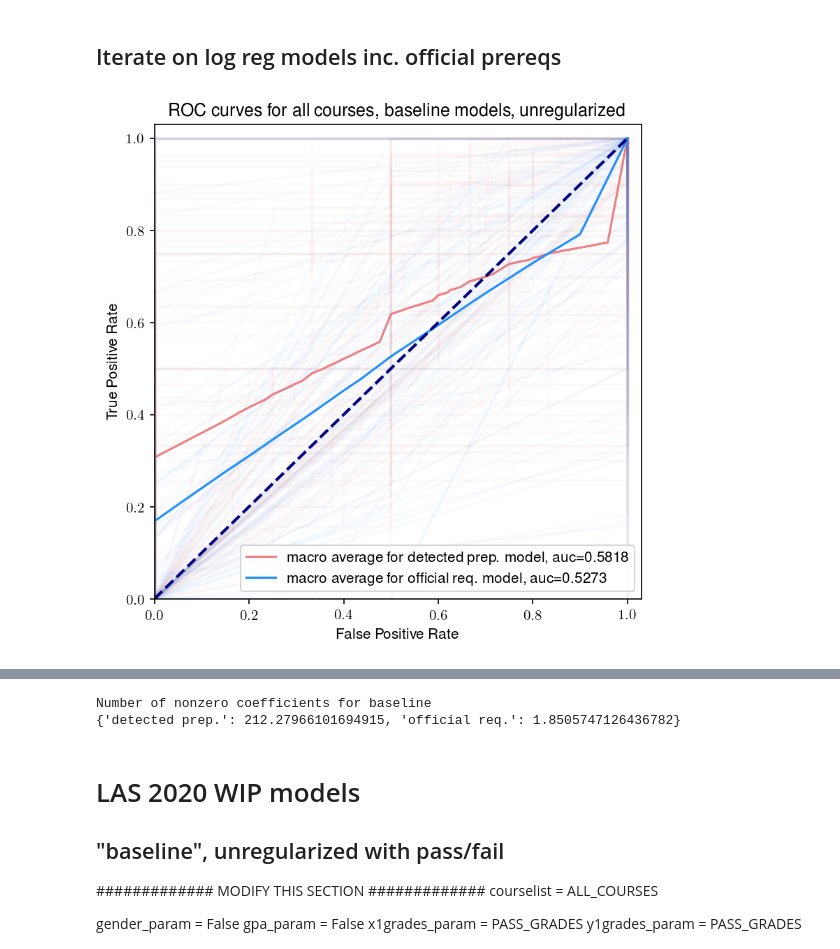
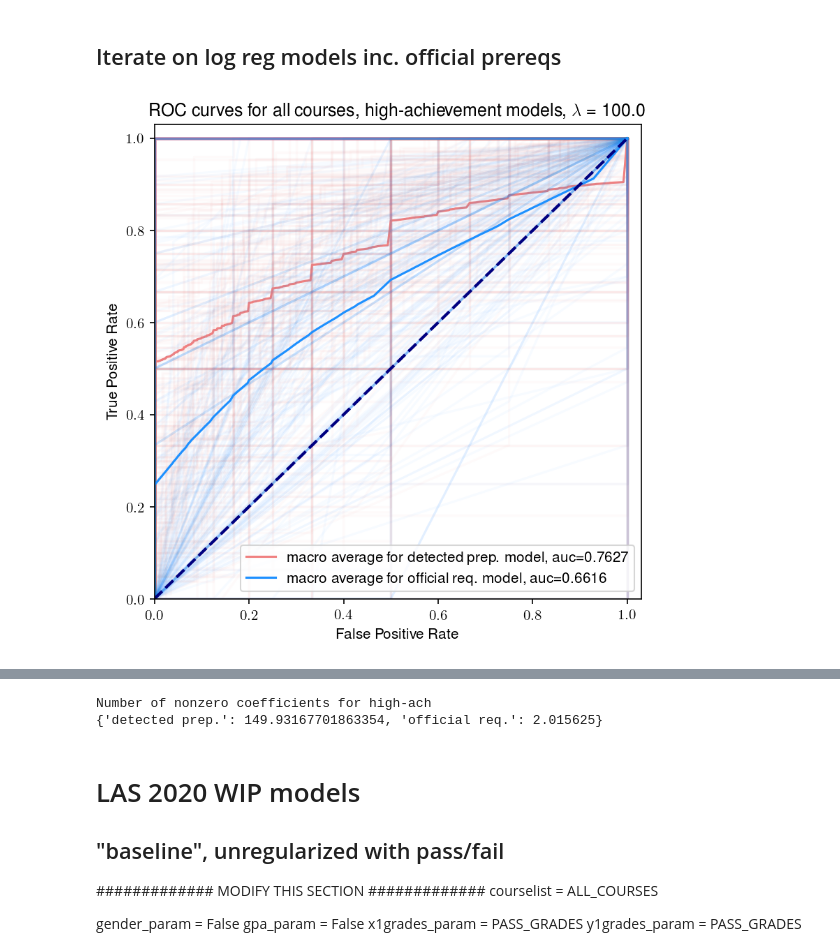
Before and after one commit to gmdavis1/carta-prereqs, a Jupyter notebook: models/wcc_logreg_prereqs_iterate.ipynb, the cells around one changed output, grey strips where cells are left out. Cells and saved outputs as stored; diff of their text form; code cells hidden in the pictures.

```diff
--- a/models/wcc_logreg_prereqs_iterate.ipynb
+++ b/models/wcc_logreg_prereqs_iterate.ipynb
@@ -760,0 +739,31 @@ Wall time: 48min 50s
+# %%
+%%time
+
+from concurrent.futures import ThreadPoolExecutor
+
+LETTER_GRADES = ["A+", "A", "A-", "B+", "B", "B-", "C+", "C", "C-", "D+", "D", "D-", "NP", "W"]
+PASS_GRADES = ["A+", "A", "A-", "B+", "B", "B-", "C+", "C", "C-", "D+", "D", "D-"]
+HIGH_ACH_GRADES = ["A+", "A", "A-", "B+"]
+BMINUS_GRADES = ["A+", "A", "A-", "B+", "B", "B-"]
+COLUMN_NAMES = ["course_name", "train_score", "test_score", "dev_score", "train_groundtruth", "test_groundtruth", "dev_groundtruth", "train_size", "test_size", "dev_size", "test_precision", "test_recall", "test_f1_score", "dev_precision", "dev_recall", "dev_f1_score", "dev_fpr", "dev_tpr", "dev_threshold", "dev_auc"]
+ALL_COURSES = set(raw_data["course_name"])
+
+############# MODIFY THIS SECTION #############
+courselist = ALL_COURSES
+
+x1grades_param = HIGH_ACH_GRADES
+y1grades_param = HIGH_ACH_GRADES
+dev = True
+random_seed = 42
+
+HIGH_ACH_CACHE = {}
+cache_name = HIGH_ACH_CACHE
+cache_string = "HIGH_ACH_CACHE"
+###############################################
+
+executor = ThreadPoolExecutor()
+for course_name in courselist:
+    executor.submit(cacheClass, cache_name, course_name, x1grades_param, y1grades_param, random_seed, dev)
+executor.shutdown()
+
+print("Cache for X1: " + str(x1grades_param) + ", Y1: " + str(y1grades_param) + " created at " + cache_string)
@@ -786,21 +799,21 @@ courselist = ALL_COURSES
 
 gender_param = False
 gpa_param = False
-x1grades_param = PASS_GRADES
-y1grades_param = PASS_GRADES
+x1grades_param = HIGH_ACH_GRADES
+y1grades_param = HIGH_ACH_GRADES
 dev = True
-penalty = 'none'
+penalty = 'l2'
 C = 0.01
 random_seed = 42
 solver = 'lbfgs'
 
-PATHNAME = "baseline"
-PLOT_TITLE = "ROC curves for all courses, baseline models, unregularized"
+PATHNAME = "high-ach"
+PLOT_TITLE = "ROC curves for all courses, high-achievement models, $\lambda$ = {}".format(1/C)
 
 limited_run = False
 limit_count = 20
 
-cache_name = PASS_CACHE
+cache_name = HIGH_ACH_CACHE
 ###############################################
 
 results_full = []
@@ -826,31 +839,31 @@ for course_name in courselist:
         if count == limit_count:
             break
 executor.shutdown()
 
 if limited_run:
     PATHNAME = PATHNAME + "_limited" + str(limit_count)
 
 if dev:
     plot_roc(results_full, results_prereq, PATHNAME, PLOT_TITLE)
 
 results_full_df = pd.DataFrame(results_full, columns = COLUMN_NAMES)
 results_prereq_df = pd.DataFrame(results_prereq, columns = COLUMN_NAMES)
 full_coefs_df = pd.DataFrame.from_dict(full_coefs, orient='index')
 prereq_coefs_df = pd.DataFrame.from_dict(prereq_coefs, orient='index')
 
 RESULTS_FULL_PATH_CSV = "../results/" + PATHNAME + "_full.csv"
 RESULTS_PREREQ_PATH_CSV = "../results/" + PATHNAME + "_prereq.csv"
 COEFS_FULL_PATH_CSV = "../results/" + PATHNAME + "_coefs_full.csv"
 COEFS_PREREQ_PATH_CSV = "../results/" + PATHNAME + "_coefs_prereq.csv"
 results_full_df.to_csv(RESULTS_FULL_PATH_CSV)
 results_prereq_df.to_csv(RESULTS_PREREQ_PATH_CSV)
 full_coefs_df.to_csv(COEFS_FULL_PATH_CSV)
 prereq_coefs_df.to_csv(COEFS_PREREQ_PATH_CSV)
 
 # # feather currently doesn't work for some reason
 # RESULTS_FULL_PATH = "../results/" + PATHNAME + "_full.fthr"
 # RESULTS_PREREQ_PATH = "../results/" + PATHNAME + "_prereq.fthr"
 # results_full_df.to_feather(RESULTS_FULL_PATH)
 # results_prereq_df.to_feather(RESULTS_PREREQ_PATH)
 # %% [output]
-[figure, old version]
+[figure, new version]
@@ -868,8 +881,8 @@ nonzeros = {
 print("Number of nonzero coefficients for " + PATHNAME)
 print(nonzeros)
 # %% [output]
-Number of nonzero coefficients for baseline
-{'detected prep.': 212.27966101694915, 'official req.': 1.8505747126436782}
+Number of nonzero coefficients for high-ach
+{'detected prep.': 149.93167701863354, 'official req.': 2.015625}
 # %% [markdown]
 # LAS 2020 WIP models
 
```
Also changed, not shown: parts of 4 cells of this notebook, 11 other files.
